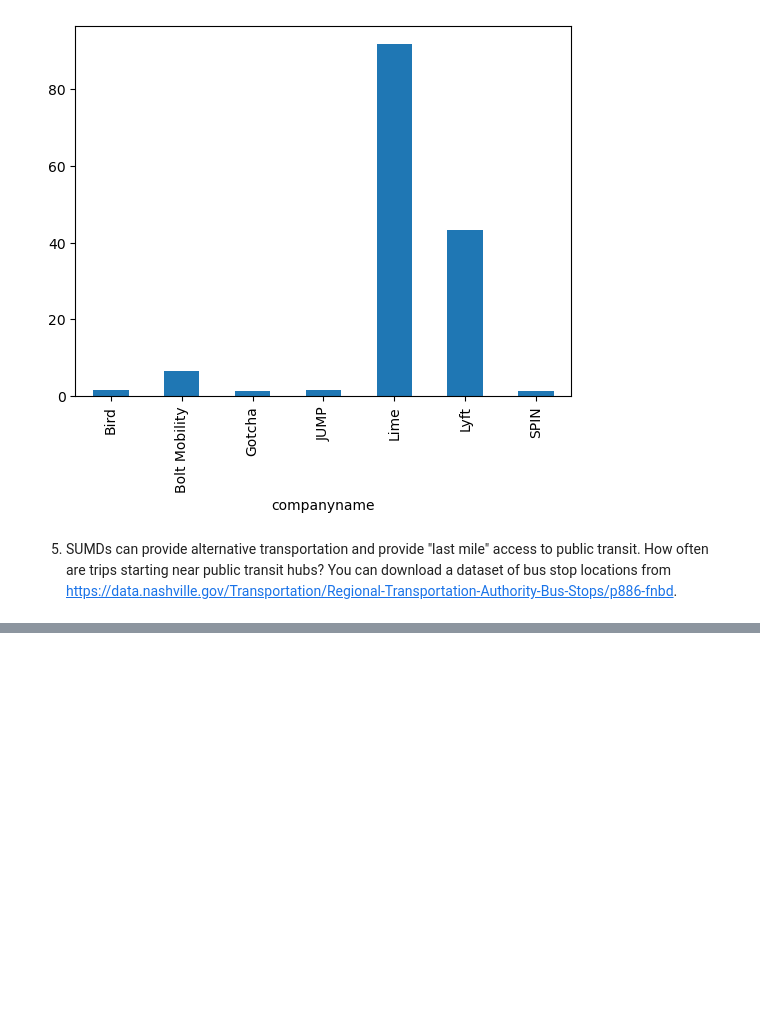
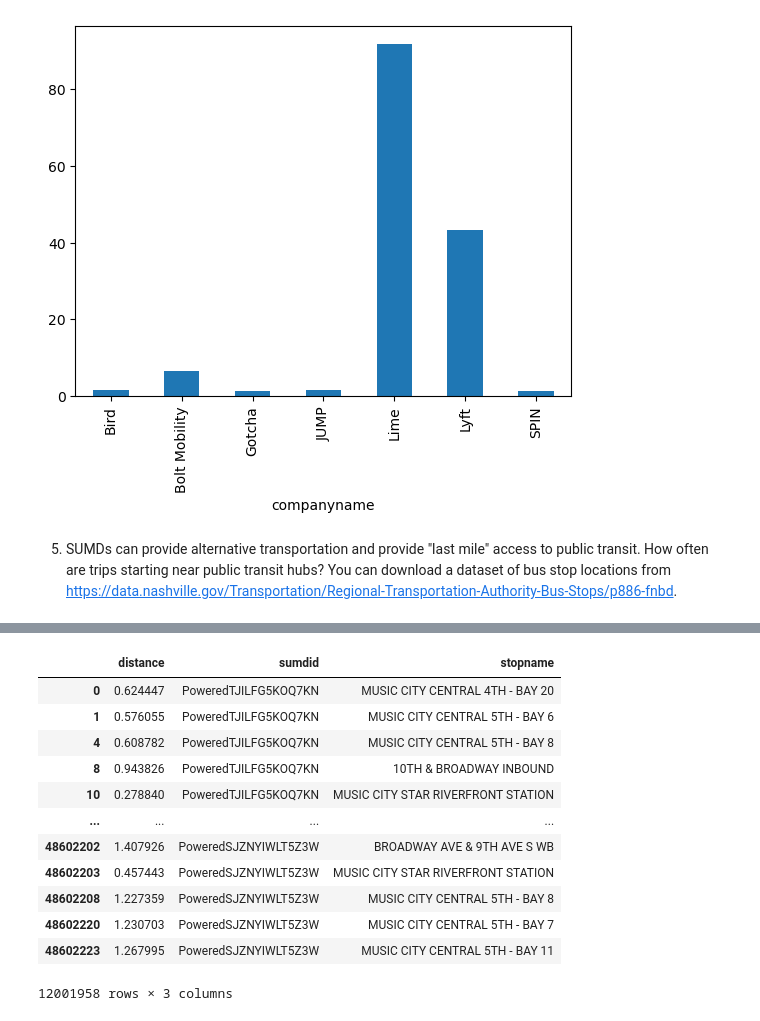
Before and after one commit to elisianguyen/nashville_scooters, a Jupyter notebook: notebooks/scooter_code.ipynb, the cells around one changed output, grey strips where cells are left out. Drawn from its saved outputs; the diff is of its cells as text; code cells hidden in the pictures; blank space fills up the shorter version.

```diff
--- a/notebooks/scooter_code.ipynb
+++ b/notebooks/scooter_code.ipynb
@@ -502,0 +657,18 @@ percents.plot(kind='bar')
+# %%
+#a mile is 1.60934 km
+within_1mile=nearest_df.loc[nearest_df['distance']<= 1.60934]
+within_1mile
+# %% [output]
+|  | distance | sumdid | stopname |
+| 0 | 0.624447 | PoweredTJILFG5KOQ7KN | MUSIC CITY CENTRAL 4TH - BAY 20 |
+| 1 | 0.576055 | PoweredTJILFG5KOQ7KN | MUSIC CITY CENTRAL 5TH - BAY 6 |
+| 4 | 0.608782 | PoweredTJILFG5KOQ7KN | MUSIC CITY CENTRAL 5TH - BAY 8 |
+| 8 | 0.943826 | PoweredTJILFG5KOQ7KN | 10TH & BROADWAY INBOUND |
+| 10 | 0.278840 | PoweredTJILFG5KOQ7KN | MUSIC CITY STAR RIVERFRONT STATION |
+| ... | ... | ... | ... |
+| 48602202 | 1.407926 | PoweredSJZNYIWLT5Z3W | BROADWAY AVE & 9TH AVE S WB |
+| 48602203 | 0.457443 | PoweredSJZNYIWLT5Z3W | MUSIC CITY STAR RIVERFRONT STATION |
+| 48602208 | 1.227359 | PoweredSJZNYIWLT5Z3W | MUSIC CITY CENTRAL 5TH - BAY 8 |
+| 48602220 | 1.230703 | PoweredSJZNYIWLT5Z3W | MUSIC CITY CENTRAL 5TH - BAY 7 |
+| 48602223 | 1.267995 | PoweredSJZNYIWLT5Z3W | MUSIC CITY CENTRAL 5TH - BAY 11 |
+12001958 rows × 3 columns
```
Also changed, not shown: parts of 12 cells of this notebook.
